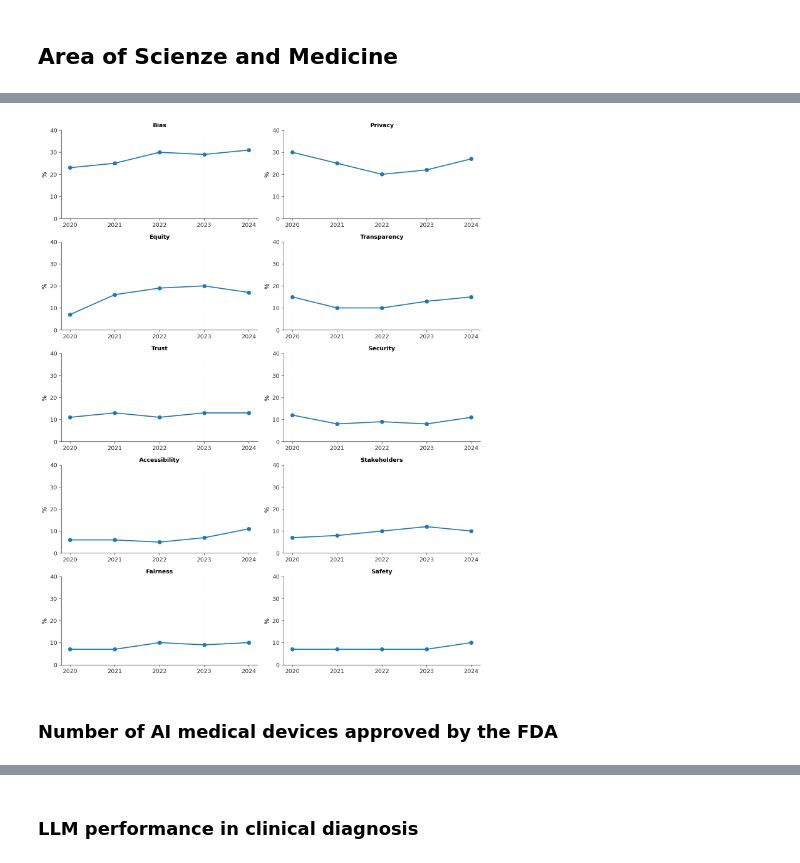
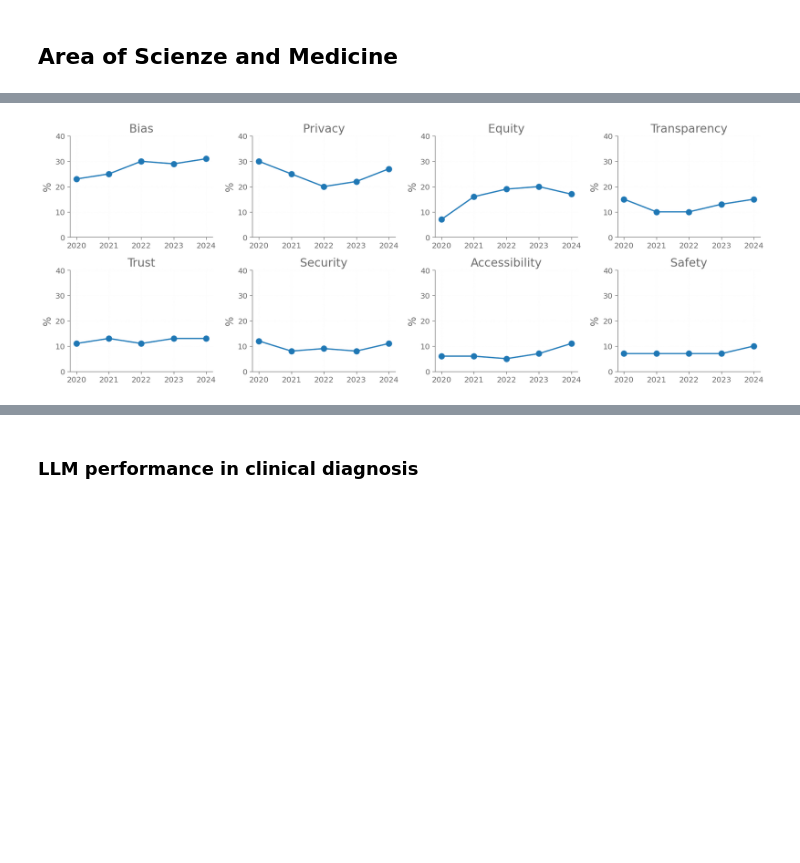
Before and after one commit to Alit54/UniMi---Scientific-Visualization, a Jupyter notebook: simo-charts.ipynb, the cells around one changed output, grey strips where cells are left out. Saved outputs shown, nothing was run; the diff lists cells and outputs as text; code cells hidden in the pictures; blank space fills up the shorter version.

```diff
--- a/simo-charts.ipynb
+++ b/simo-charts.ipynb
@@ -15,16 +15,19 @@ plt.rcParams.update({
     # Fonts
     "font.family": "sans-serif",
     "font.sans-serif": ["DejaVu Sans"],
-    "font.size": 11,
-    "axes.titlesize": 14,
-    "axes.labelsize": 12,
+    "font.size": 12,
+    "axes.titlesize": 18,
+    "axes.labelsize": 16,
+    "axes.labelcolor": "#666666",
+    "axes.titlecolor": "#666666",
+    "text.color": "#666666",
 
     # Axes
     "axes.facecolor": "none",
     "axes.spines.top": False,
     "axes.spines.right": False,
     "axes.linewidth": 0.8,
-    "axes.edgecolor": "#333333",
+    "axes.edgecolor": "#666666",
     "axes.grid": True,
     "axes.axisbelow": True,
 
@@ -35,8 +38,8 @@ plt.rcParams.update({
     "grid.alpha": 0,
 
     # Ticks
-    "xtick.color": "#333333",
-    "ytick.color": "#333333",
+    "xtick.color": "#666666",
+    "ytick.color": "#666666",
     "xtick.major.size": 4,
     "ytick.major.size": 4,
 
@@ -53,7 +56,7 @@ plt.rcParams.update({
     "patch.edgecolor": "none",
 
     # Scatter plots
-    "lines.markersize": 7,
+    "lines.markersize": 9,
 
     "axes.prop_cycle": plt.cycler(color=[
         "#5DA9E9",
@@ -465,32 +264,35 @@ df
 # %%
+import math
+
 categories = df[df.columns[0]].unique()
-fig, axes = plt.subplots(nrows=5, ncols=2, figsize=(12, 15))
-axes_flat = axes.flatten() # Appiattiamo per iterare facilmente
+n_cols = 4
+n_rows = math.ceil(len(categories) / n_cols)  # Compute rows needed
+
+fig, axes = plt.subplots(nrows=n_rows, ncols=n_cols, figsize=(16, 3 * n_rows))
+axes_flat = axes.flatten()  # Flatten to iterate easily
 
 for i, category in enumerate(categories):
-    if i < 10:
-        ax = axes_flat[i]
-        subset = df[df[df.columns[0]] == category].sort_values('Year')
-        ax.plot(subset['Year'], subset['Amount'],
-                marker='o',
-                linestyle='-',
-                linewidth=2,
-                color='#1f77b4')
-        ax.set_title(category, fontsize=11, fontweight='bold')
-        ax.set_ylim(0, 40)
-        ax.set_ylabel('%')
+    ax = axes_flat[i]
+    subset = df[df[df.columns[0]] == category].sort_values('Year')
+    ax.plot(subset['Year'], subset['Amount'],
+            marker='o',
+            linestyle='-',
+            linewidth=2,
+            color='#1f77b4')
+    ax.set_title(category)
+    ax.set_ylim(0, 40)
+    ax.set_ylabel('%')
 
-        unique_years = subset['Year'].unique()
-        ax.set_xticks(unique_years)
+    unique_years = subset['Year'].unique()
+    ax.set_xticks(unique_years)
+    ax.grid(True, linestyle=':', alpha=0.6)
 
-        ax.grid(True, linestyle=':', alpha=0.6)
-
-for j in range(i + 1, len(axes_flat)):
+# Remove any unused axes
+for j in range(len(categories), len(axes_flat)):
     fig.delaxes(axes_flat[j])
 
 plt.tight_layout()
+plt.savefig("final-plots/sm_1.png")
 plt.show()
 # %% [output]
-[figure, old version]
+[figure, new version]
-# %% [markdown]
-### Number of AI medical devices approved by the FDA
```
Also changed, not shown: parts of 29 cells of this notebook, 12 other files.
